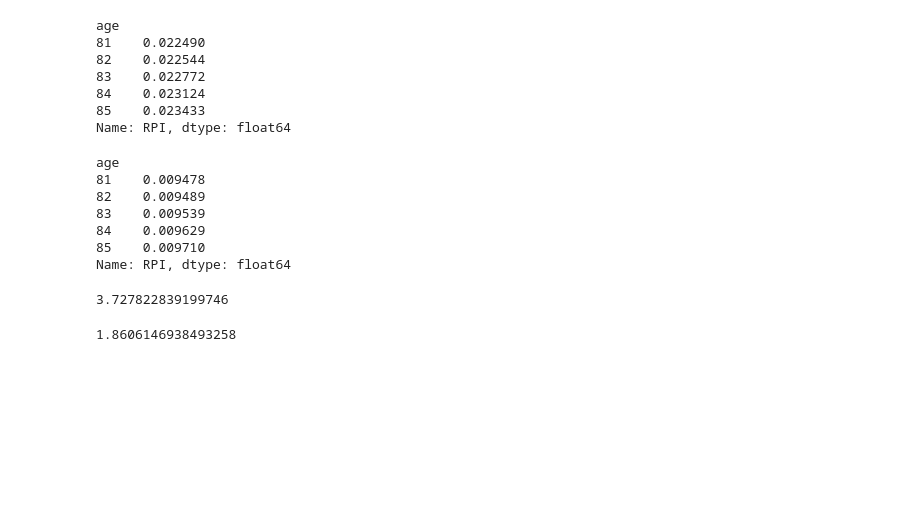
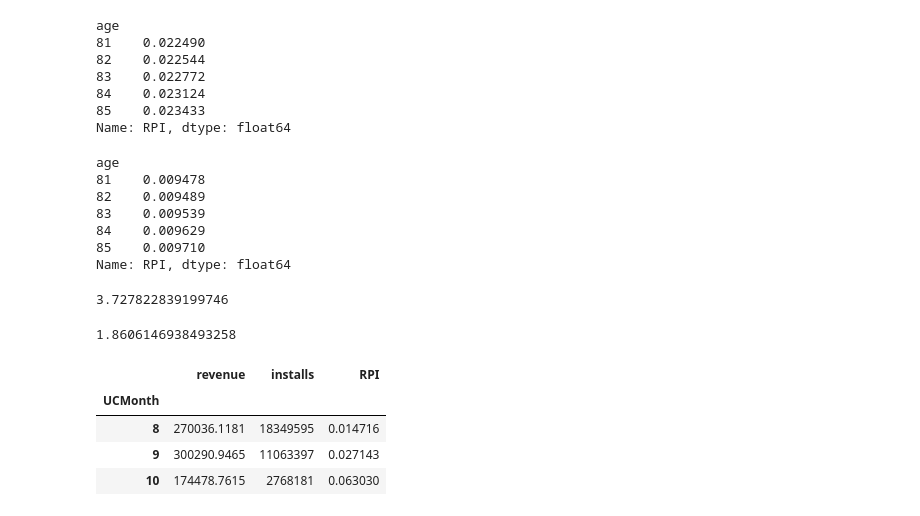
Before and after one commit to Horacehuo/8piont, a Jupyter notebook: 8points_test.ipynb, the cells around one changed output. Drawn from its saved outputs; the diff is of its cells as text; code cells hidden in the pictures; blank space fills up the shorter version.

```diff
--- a/8points_test.ipynb
+++ b/8points_test.ipynb
@@ -141 +139,9 @@ df84.RPI.sum()+0.009710*(120-85)
+# %%
+df_3
+# %% [output]
+|  | revenue | installs | RPI |
+| UCMonth |  |  |  |
+| 8 | 270036.1181 | 18349595 | 0.014716 |
+| 9 | 300290.9465 | 11063397 | 0.027143 |
+| 10 | 174478.7615 | 2768181 | 0.063030 |
 # %%
```
Also changed, not shown: parts of 9 cells of this notebook.
